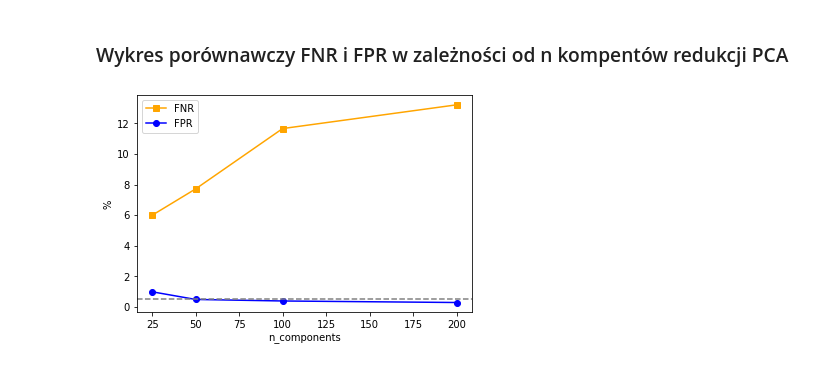
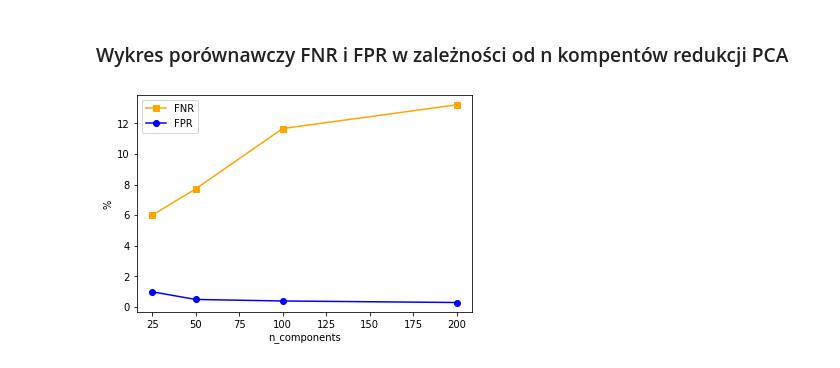
Before and after one commit to karoljaskolka/SpamClassification, a Jupyter notebook: KNeighborsClassifier.ipynb, the cells around one changed output. Cells and saved outputs as stored; diff of their text form; code cells hidden in the pictures.

```diff
--- a/KNeighborsClassifier.ipynb
+++ b/KNeighborsClassifier.ipynb
@@ -176,10 +176,9 @@ plt.show()
 # %%
 plt.plot(components_arr, fnr_arr, label = "FNR", marker='s', color='orange')
 plt.plot(components_arr, fpr_arr, label = "FPR", marker='o', color='blue')
 plt.xlabel('n_components')
 plt.ylabel('%')
 plt.legend()
-plt.axhline(y=0.5, color='gray', linestyle='--')
 plt.show()
 # %% [output]
-[figure, old version]
+[figure, new version]
```
Also changed, not shown: 1 other file.
